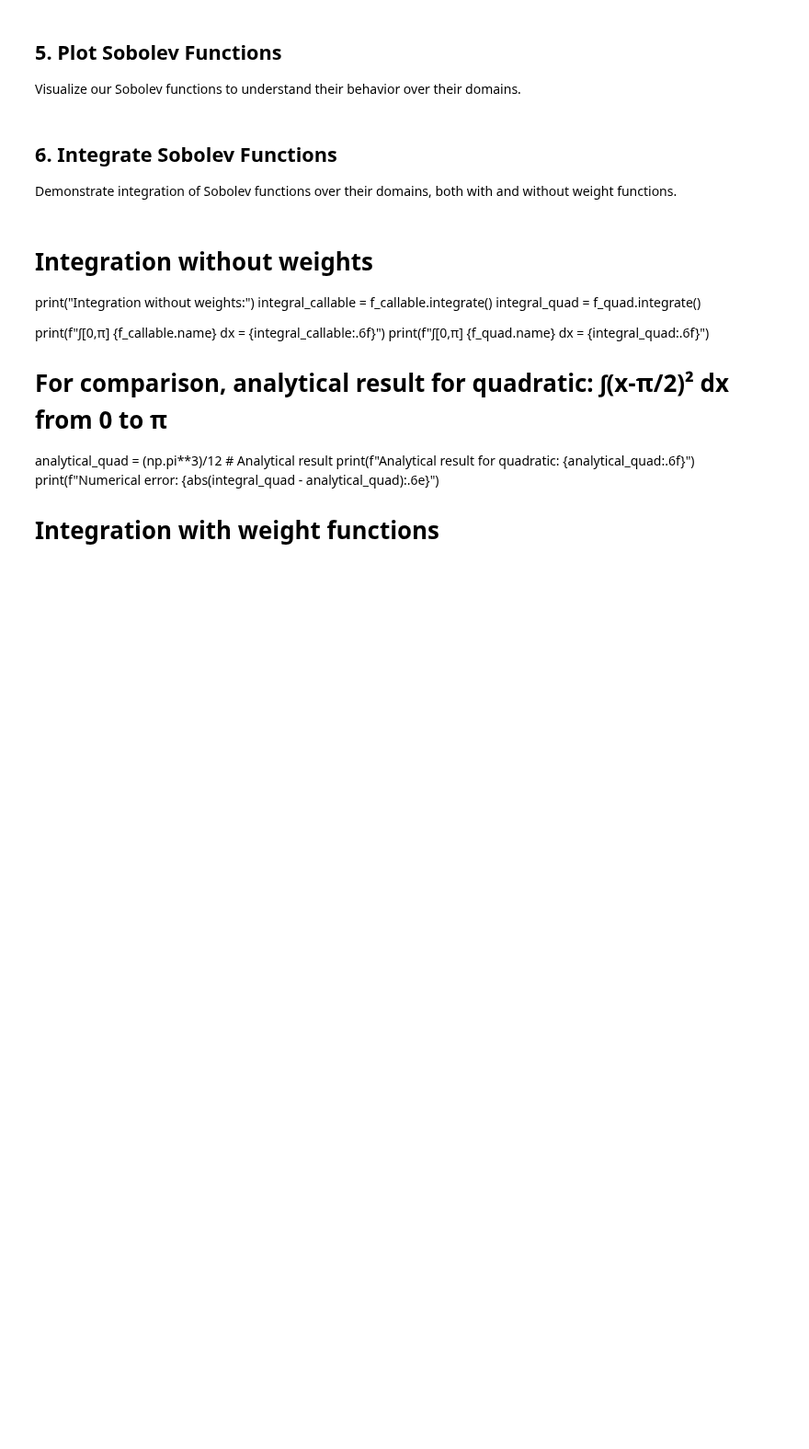
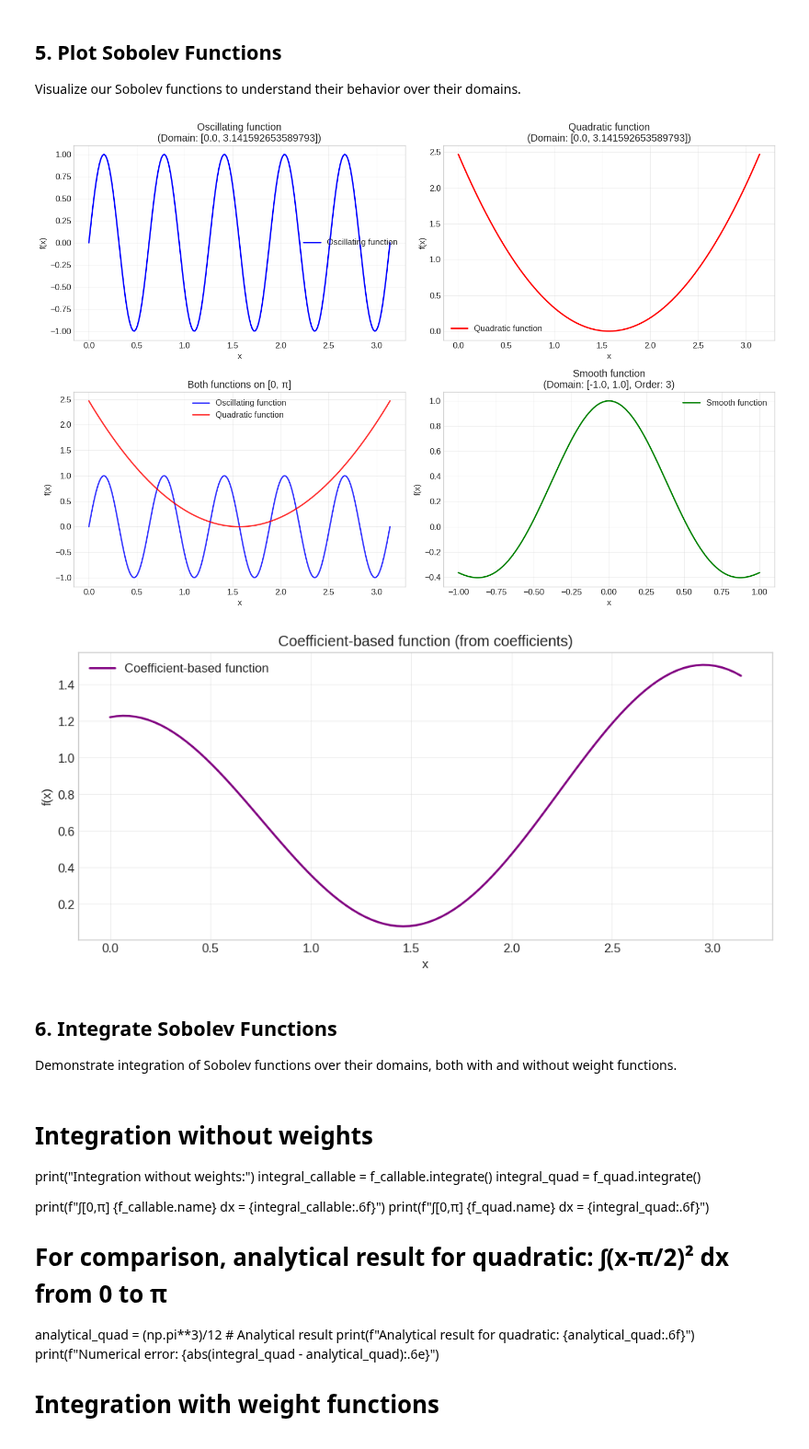
Before and after one commit to da380/pygeoinf, a Jupyter notebook: pygeoinf/other_space/sobolev_functions_demo.ipynb, the cells around one changed output. Shown at 92% size. Saved outputs shown, nothing was run; the diff lists cells and outputs as text; code cells hidden in the pictures; blank space fills up the shorter version.

Commit message:
Implement full coefficient-based Sobolev function evaluation and update demo

```diff
--- a/pygeoinf/other_space/sobolev_functions_demo.ipynb
+++ b/pygeoinf/other_space/sobolev_functions_demo.ipynb
@@ -102,7 +106,7 @@ Both approaches create functions that are aware of their Sobolev space.
 np.random.seed(42)  # For reproducibility
 coefficients = np.random.randn(sobolev_space.dim) * np.exp(-np.arange(sobolev_space.dim) * 0.2)
 
-f_coeffs = create_sobolev_function(
+f_coeffs = SobolevFunction(
     sobolev_space,
     coefficients=coefficients,
     name="Coefficient-based function"
@@ -110,18 +114,18 @@ f_coeffs = create_sobolev_function(
 
 print(f"Created coefficient-based function:")
 print(f"  {f_coeffs}")
-print(f"  Coefficients shape: {f_coeffs.coefficients.shape}")
+print(f"  Coefficients: {f_coeffs.coefficients}")
 print(f"  Sobolev order: {f_coeffs.sobolev_order}")
 print(f"  Domain: {f_coeffs.domain}")
 
 # Method 2: Create function using callable
-def oscillating_function(x):
+def callable_function(x):
     """A smooth oscillating function: x²sin(x)cos(2x)"""
-    return x**2 * np.sin(x) * np.cos(2*x)
+    return np.sin(10 * x)
 
-f_callable = create_sobolev_function(
+f_callable = SobolevFunction(
     sobolev_space,
-    evaluate_callable=oscillating_function,
+    evaluate_callable=callable_function,
     name="Oscillating function"
 )
 
@@ -135,7 +139,7 @@ def quadratic_function(x):
     """Simple quadratic: (x - π/2)²"""
     return (x - np.pi/2)**2
 
-f_quad = create_sobolev_function(
+f_quad = SobolevFunction(
     sobolev_space,
     evaluate_callable=quadratic_function,
     name="Quadratic function"
@@ -149,7 +153,7 @@ def smooth_function(x):
     """Very smooth function: exp(-x²)cos(3x)"""
     return np.exp(-x**2) * np.cos(3*x)
 
-f_smooth = create_sobolev_function(
+f_smooth = SobolevFunction(
     smooth_space,
     evaluate_callable=smooth_function,
     name="Smooth function"
@@ -224,55 +301,42 @@ plt.figure(figsize=(15, 10))
 # Plot 1: Individual functions
 plt.subplot(2, 2, 1)
 f_callable.plot(n_points=200, color='blue', linewidth=2)
 plt.title(f'{f_callable.name}\n(Domain: {f_callable.domain})')
 plt.grid(True, alpha=0.3)
 
 plt.subplot(2, 2, 2)
 f_quad.plot(n_points=200, color='red', linewidth=2)
 plt.title(f'{f_quad.name}\n(Domain: {f_quad.domain})')
 plt.grid(True, alpha=0.3)
 
 # Plot 3: Both functions together
 plt.subplot(2, 2, 3)
 f_callable.plot(n_points=200, color='blue', linewidth=2, alpha=0.8)
 f_quad.plot(n_points=200, color='red', linewidth=2, alpha=0.8)
 plt.title('Both functions on [0, π]')
 plt.legend()
 plt.grid(True, alpha=0.3)
 
 # Plot 4: Smooth function on different domain
 plt.subplot(2, 2, 4)
 f_smooth.plot(n_points=200, color='green', linewidth=2)
 plt.title(f'{f_smooth.name}\n(Domain: {f_smooth.domain}, Order: {f_smooth.sobolev_order})')
 plt.grid(True, alpha=0.3)
 
 plt.tight_layout()
 plt.show()
 
 # Coefficient-based function visualization attempt
-print("\\nTrying to plot coefficient-based function:")
-try:
-    plt.figure(figsize=(12, 5))
+plt.figure(figsize=(12, 5))
 
-    # Note: This might fail because coefficient evaluation is not fully implemented
-    with warnings.catch_warnings():
-        warnings.simplefilter("ignore")
-        try:
-            f_coeffs.plot(n_points=100, color='purple', linewidth=2)
-            plt.title(f'{f_coeffs.name} (from coefficients)')
-            plt.grid(True, alpha=0.3)
-            print("✓ Successfully plotted coefficient-based function")
-        except (NotImplementedError, Exception) as e:
-            print(f"⚠ Coefficient plotting not yet implemented: {e}")
-            plt.text(0.5, 0.5, f'Coefficient plotting\\nnot yet implemented\\n{str(e)[:50]}...',
-                    transform=plt.gca().transAxes, ha='center', va='center',
-                    bbox=dict(boxstyle='round', facecolor='wheat', alpha=0.8))
-            plt.title(f'{f_coeffs.name} (from coefficients) - Not Implemented')
-
-    plt.show()
-
-except Exception as e:
-    print(f"⚠ Plotting error: {e}")
+# Note: This might fail because coefficient evaluation is not fully implemented
+f_coeffs.plot(n_points=100, color='purple', linewidth=2)
+plt.title(f'{f_coeffs.name} (from coefficients)')
+plt.grid(True, alpha=0.3)
+plt.show()
+# %% [output]
+[figure, added]
+[figure, added]
 # %% [markdown]
 ## 6. Integrate Sobolev Functions
 
```
Also changed, not shown: parts of 9 cells of this notebook, 18 other files.
